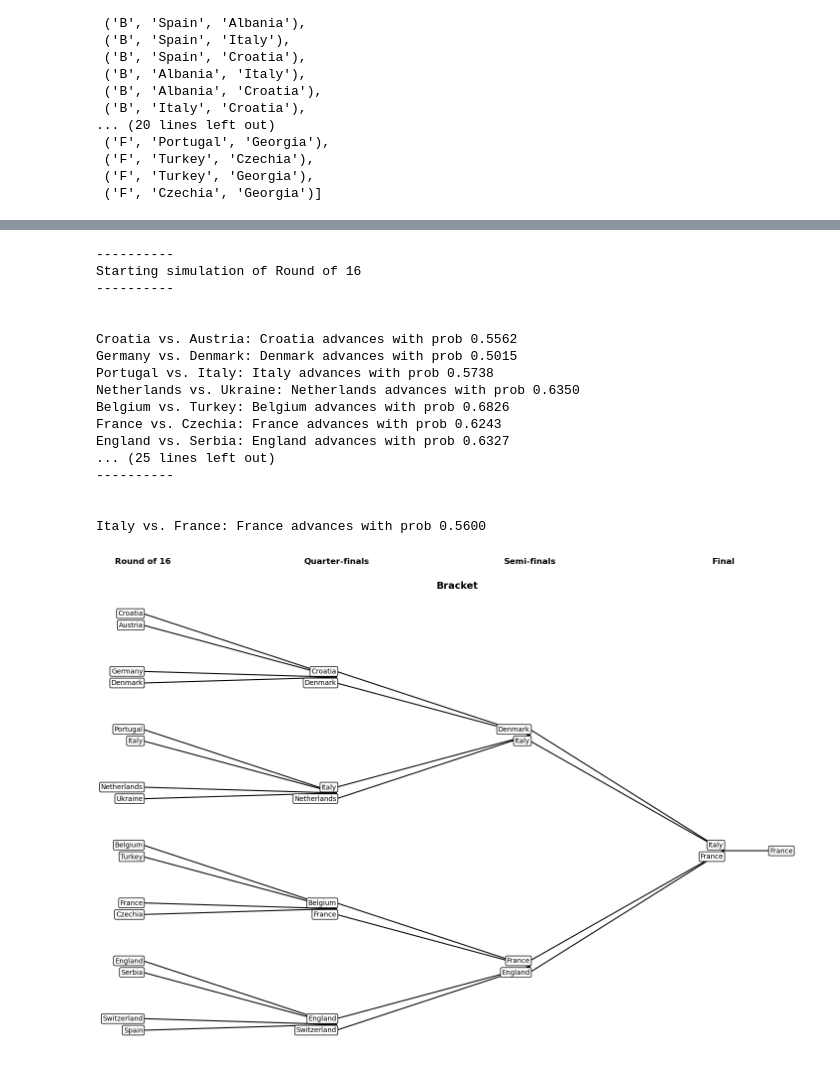
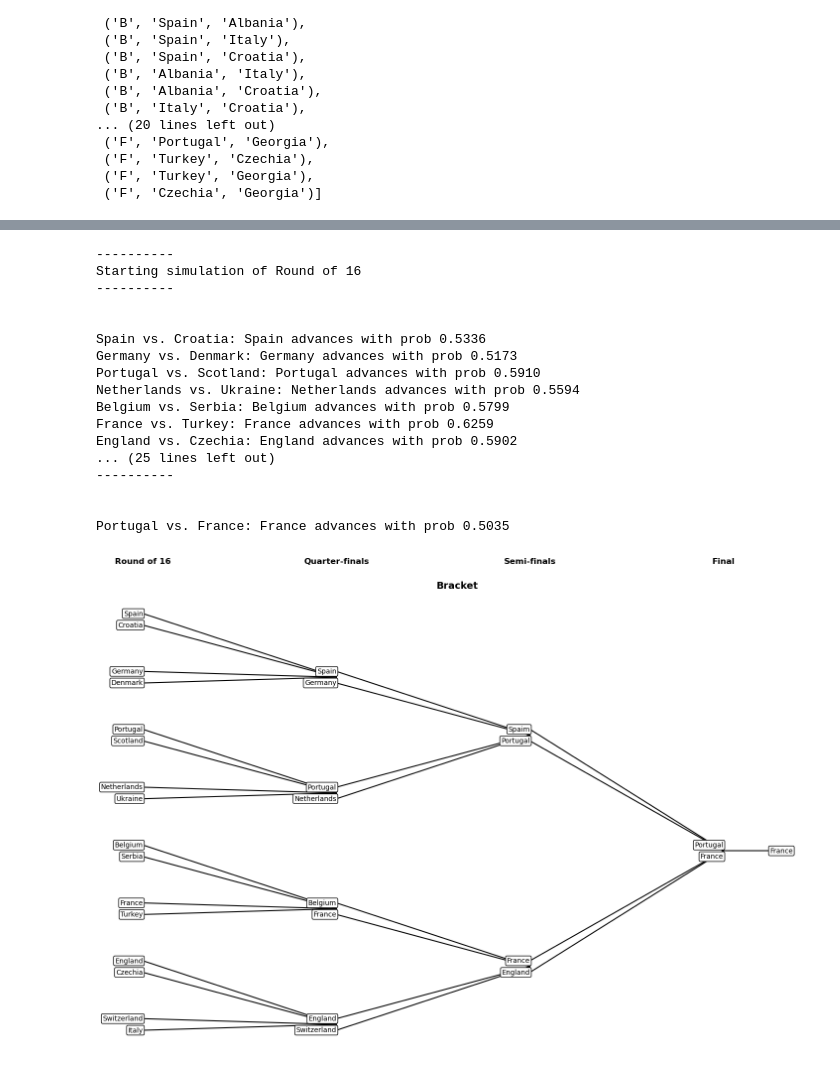
Before and after one commit to erensglm/Euro2024Predictor, a Jupyter notebook: EuroPredDemo.ipynb, the cells around one changed output, grey strips where cells are left out. Saved outputs shown, nothing was run; the diff lists cells and outputs as text; code cells hidden in the pictures.

```diff
--- a/EuroPredDemo.ipynb
+++ b/EuroPredDemo.ipynb
@@ -74,6 +74,6 @@ rank = pd.read_csv("fifa_ranking-2023-07-20.csv")
 # %%
 rank["rank_date"] = pd.to_datetime(rank["rank_date"])
-rank = rank[(rank["rank_date"] >= "2021-07-11")].reset_index(drop=True)
+rank = rank[(rank["rank_date"] >= "2022-06-14")].reset_index(drop=True)
 # %%
 rank = rank.set_index(['rank_date']).groupby(['country_full'], group_keys=False).resample('D').first().fillna(method='ffill').reset_index()
 # %%
@@ -631,7 +577,7 @@ import pandas as pd
 from itertools import combinations
 
 # Güncellenmiş CSV dosyasını oku
-df_teams = pd.read_csv("euro2024teams.csv")
+df_teams = pd.read_csv("euro24teams.csv")
 
 groups = df_teams["Group"].unique()
 
@@ -883,14 +829,14 @@ next_rounds = []
 
 # Define the Round of 16 match pairs according to the new arrangement
 matches = [
-    ("Croatia", "Austria"),
-    ("Germany", "Denmark"),
-    ("Portugal", "Italy"),
-    ("Netherlands", "Ukraine"),
-    ("Belgium", "Turkey"),
-    ("France", "Czechia"),
-    ("England", "Serbia"),
-    ("Switzerland", "Spain")
+    ("Spain", "Croatia"), #match39
+    ("Germany", "Denmark"), #match37
+    ("Portugal", "Scotland"), #match41
+    ("Netherlands", "Ukraine"), #match42
+    ("Belgium", "Serbia"), #match43
+    ("France", "Turkey"), #match44
+    ("England", "Czechia"), #match40
+    ("Switzerland", "Italy") #match38
 ]
 
 for p in playoffs.keys():
@@ -974,18 +920,18 @@ Starting simulation of Round of 16
 ----------
 
 
-Croatia vs. Austria: Croatia advances with prob 0.5562
-Germany vs. Denmark: Denmark advances with prob 0.5015
-Portugal vs. Italy: Italy advances with prob 0.5738
-Netherlands vs. Ukraine: Netherlands advances with prob 0.6350
-Belgium vs. Turkey: Belgium advances with prob 0.6826
-France vs. Czechia: France advances with prob 0.6243
-England vs. Serbia: England advances with prob 0.6327
+Spain vs. Croatia: Spain advances with prob 0.5336
+Germany vs. Denmark: Germany advances with prob 0.5173
+Portugal vs. Scotland: Portugal advances with prob 0.5910
+Netherlands vs. Ukraine: Netherlands advances with prob 0.5594
+Belgium vs. Serbia: Belgium advances with prob 0.5799
+France vs. Turkey: France advances with prob 0.6259
+England vs. Czechia: England advances with prob 0.5902
 ... (25 lines left out)
 ----------
 
 
-Italy vs. France: France advances with prob 0.5600
+Portugal vs. France: France advances with prob 0.5035
 # %%
 import matplotlib.pyplot as plt
 import matplotlib.patches as patches
@@ -1024,45 +970,45 @@ def draw_bracket(matches, title="Bracket"):
                 next_x, next_y = match_positions[rounds[rounds.index(round_name) + 1]][i//2]
                 ax.plot([x, next_x], [y+0.2, next_y], color='black')
                 ax.plot([x, next_x], [y-0.2, next_y], color='black')
             else:
                 ax.text(x+0.3, y+0, "France", ha='center', va='center', fontsize=10, bbox=dict(facecolor='white', edgecolor='black', boxstyle='round,pad=0.2'))
                 ax.plot([x, x+0.25], [y, y], color='black')  # Çizgi ekle
 
     # Her bir turu belirten başlıkları ekle
     for i, round_name in enumerate(rounds):
         ax.text(i, 18, round_name, ha='center', va='center', fontsize=12, weight='bold')
 
     ax.set_title(title, fontsize=14, weight='bold')
     ax.axis('off')
     plt.show()
 
 # Örnek verilerle bracket çizme
 matches = {
     "Round of 16": [
-        ("Croatia", "Austria"),
-        ("Germany", "Denmark"),
-        ("Portugal", "Italy"),
-        ("Netherlands", "Ukraine"),
-        ("Belgium", "Turkey"),
-        ("France", "Czechia"),
-        ("England", "Serbia"),
-        ("Switzerland", "Spain")
+         ("Spain", "Croatia"), #match39
+         ("Germany", "Denmark"), #match37
+         ("Portugal", "Scotland"), #match41
+         ("Netherlands", "Ukraine"), #match42
+         ("Belgium", "Serbia"), #match43
+         ("France", "Turkey"), #match44
+         ("England", "Czechia"), #match40
+         ("Switzerland", "Italy") #match38
     ],
     "Quarter-finals": [
-        ("Croatia", "Denmark"),
-        ("Italy", "Netherlands"),
-        ("Belgium", "France"),
-        ("England", "Switzerland")
+        ("Spain", "Germany"), #match45
+        ("Portugal", "Netherlands"), #46
+        ("Belgium", "France"), #47
+        ("England", "Switzerland") #48
     ],
     "Semi-finals": [
-        ("Denmark", "Italy"),
+        ("Spaim", "Portugal"),
         ("France", "England")
     ],
     "Final": [
-        ("Italy","France")
+        ("Portugal","France")
     ]
 }
 
 draw_bracket(matches)
 # %% [output]
-[figure, old version]
+[figure, new version]
```
Also changed, not shown: parts of 25 cells of this notebook, 2 other files.
